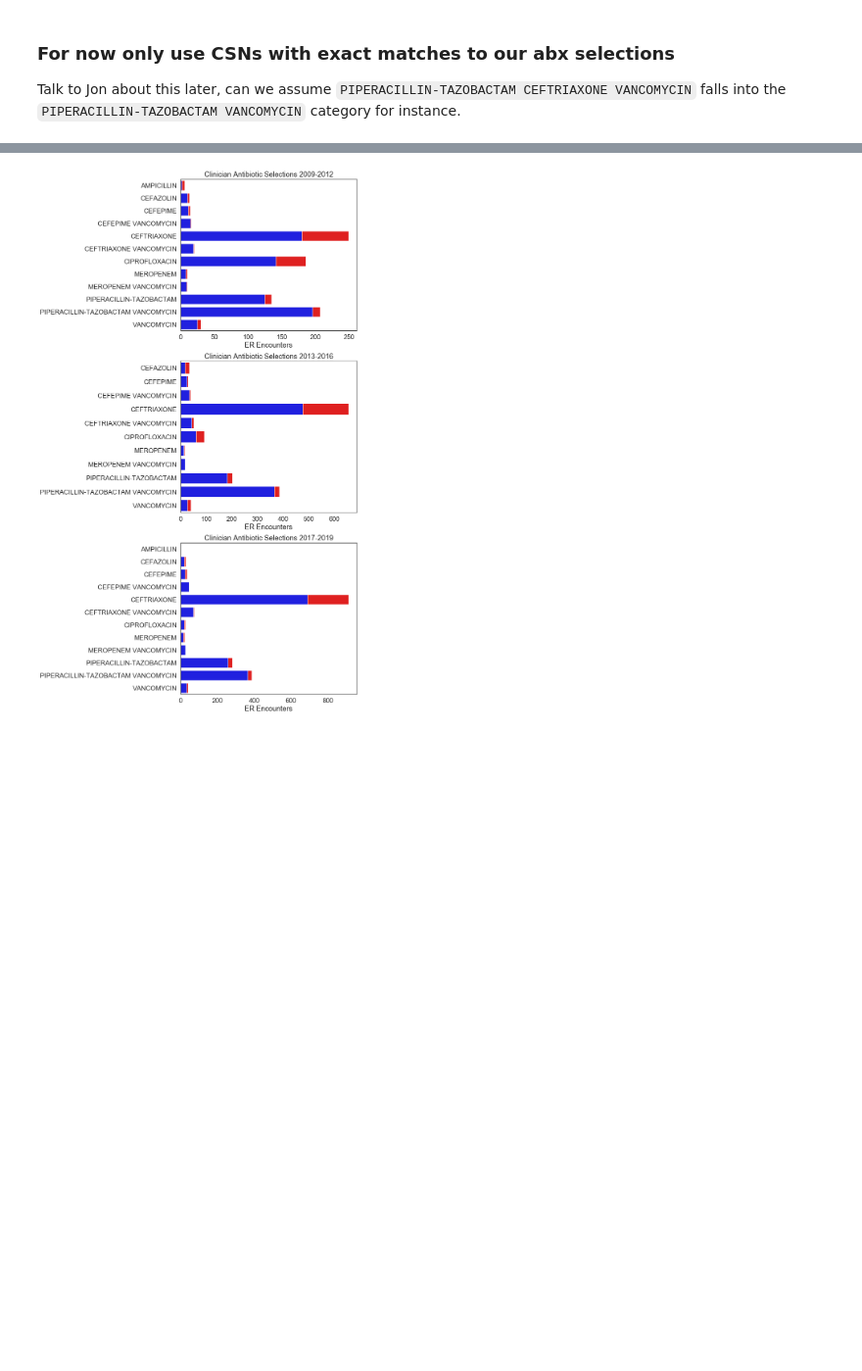
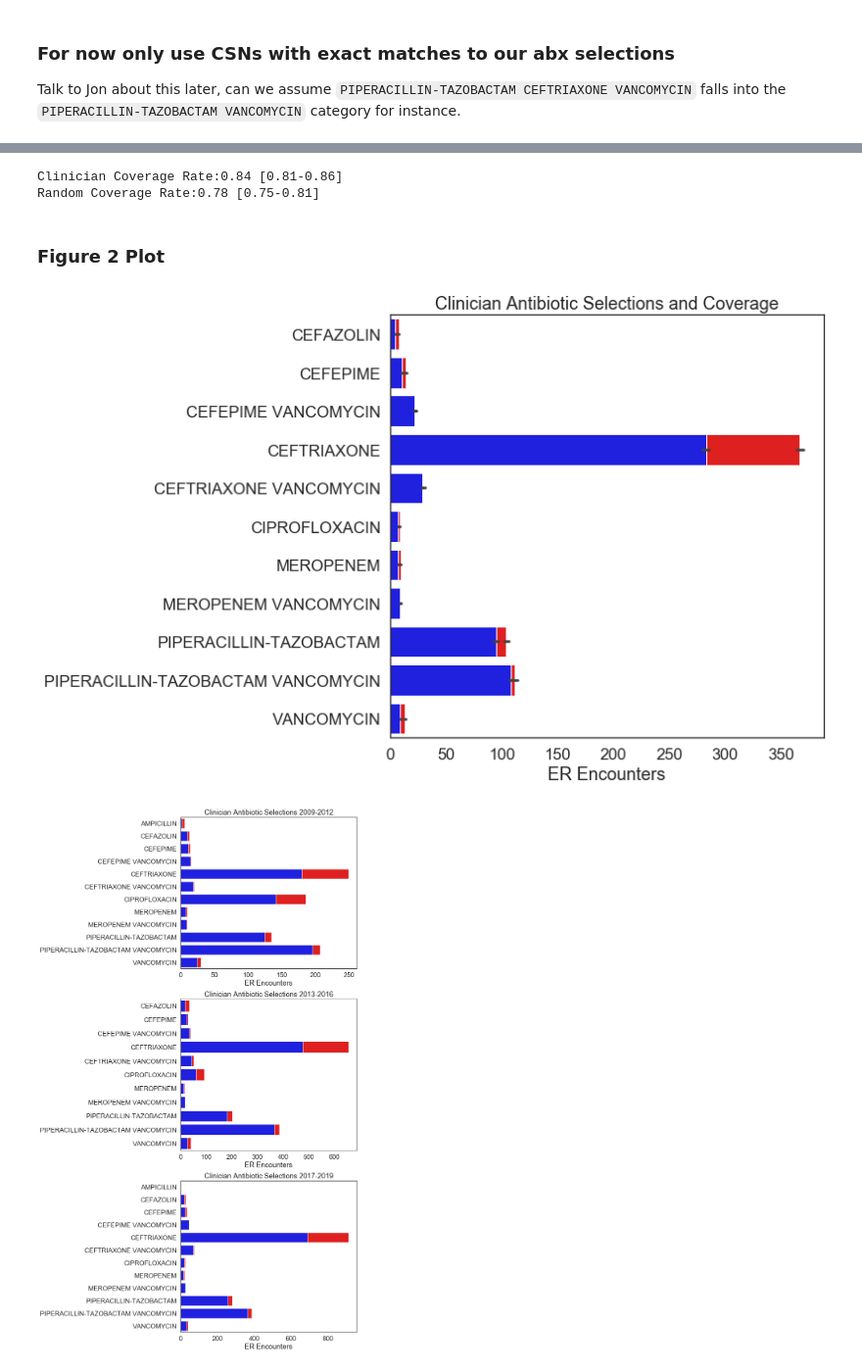
Before and after one commit to conorkcorbin/er_infection, a Jupyter notebook: notebooks/figures_and_tables/Figure 2 Abx Selection Patterns.ipynb, the cells around one changed output, grey strips where cells are left out. Shown: that part at 98% size. Drawn from its saved outputs; the diff is of its cells as text; code cells hidden in the pictures; blank space fills up the shorter version.

Commit message:
fig 2 clin and random coverage rate and bootstrapped

```diff
--- a/notebooks/figures_and_tables/Figure 2 Abx Selection Patterns.ipynb
+++ b/notebooks/figures_and_tables/Figure 2 Abx Selection Patterns.ipynb
@@ -172,3 +175,30 @@ df_drugs.head(5)
+# %%
+print("Clinician Coverage Rate:{:.2f} [{:.2f}-{:.2f}]".format(np.mean(clin_covered_rates),
+                                                              np.percentile(clin_covered_rates, 2.5),
+                                                              np.percentile(clin_covered_rates, 97.5))
+     )
+
+print("Random Coverage Rate:{:.2f} [{:.2f}-{:.2f}]".format(np.mean(random_covered_rates),
+                                                           np.percentile(random_covered_rates, 2.5),
+                                                           np.percentile(random_covered_rates, 97.5))
+     )
+# %% [output]
+Clinician Coverage Rate:0.84 [0.81-0.86]
+Random Coverage Rate:0.78 [0.75-0.81]
+# %% [markdown]
+### Figure 2 Plot
+# %%
+fig, ax = plt.subplots(1, 1, figsize=(8, 8))
+sns.set(style='white', font_scale=1.5)
+df_final = df_final.sort_values('med_description')
+sns.barplot(x="num_distinct_csns", y="med_description", ci= data=df_final, ax=ax, color='red' )
+sns.barplot(x="num_times_covered_dr", y="med_description", data=df_final, ax=ax, color='blue')
+ax.set_ylabel("")
+ax.set_xlabel("ER Encounters")
+ax.set_title("Clinician Antibiotic Selections and Coverage")
+plt.show()
+# %% [output]
+[figure, added]
 # %%
 # Plot
 import pdb
```
Also changed, not shown: parts of 3 cells of this notebook.
